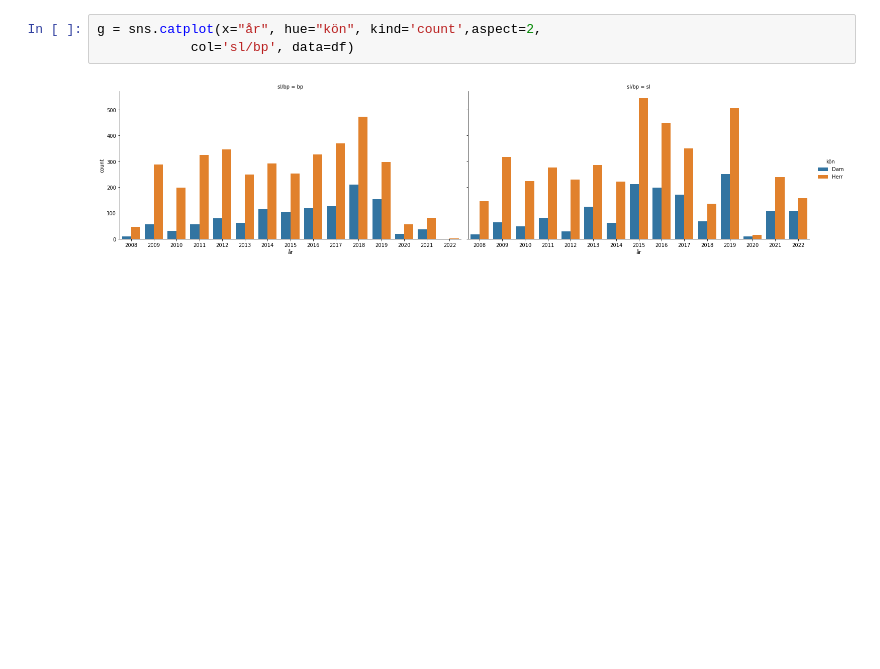
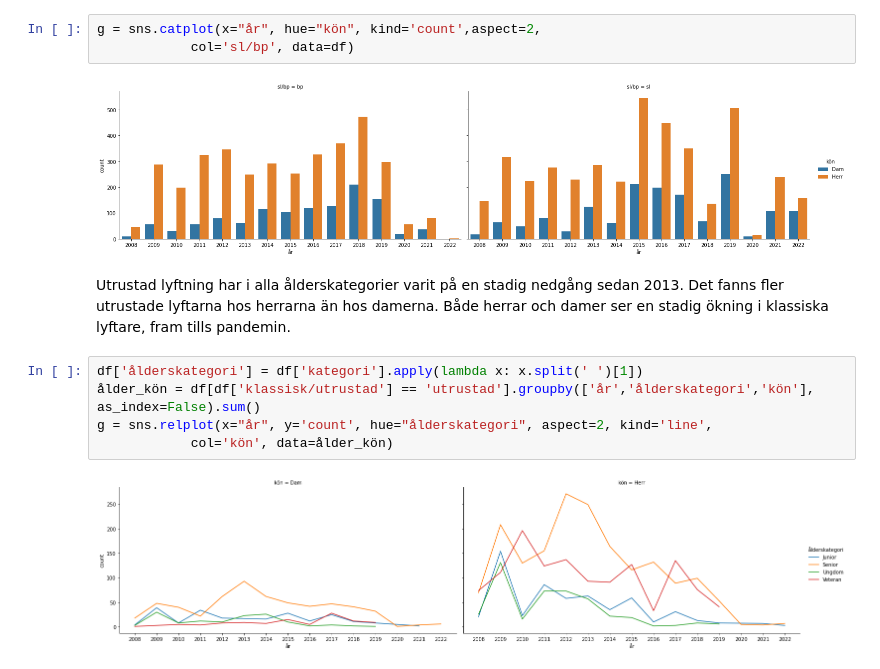
Before and after one commit to ErikHartman/styrkelyft, a Jupyter notebook: ssf_ranking.ipynb, the cells around one changed output. Drawn from its saved outputs; the diff is of its cells as text; blank space fills up the shorter version.

```diff
--- a/ssf_ranking.ipynb
+++ b/ssf_ranking.ipynb
@@ -344,3 +331,12 @@ g = sns.catplot(x="år", hue="kön", kind='count',aspect=2,
             col='sl/bp', data=df)
 # %% [output]
 [figure]
+# %% [markdown]
+Utrustad lyftning har i alla ålderskategorier varit på en stadig nedgång sedan 2013. Det fanns fler utrustade lyftarna hos herrarna än hos damerna. Både herrar och damer ser en stadig ökning i klassiska lyftare, fram tills pandemin.
+# %%
+df['ålderskategori'] = df['kategori'].apply(lambda x: x.split(' ')[1])
+ålder_kön = df[df['klassisk/utrustad'] == 'utrustad'].groupby(['år','ålderskategori','kön'], as_index=False).sum()
+g = sns.relplot(x="år", y='count', hue="ålderskategori", aspect=2, kind='line',
+            col='kön', data=ålder_kön)
+# %% [output]
+[figure, added]
```
Also changed, not shown: parts of 19 cells of this notebook, 1 other file.
